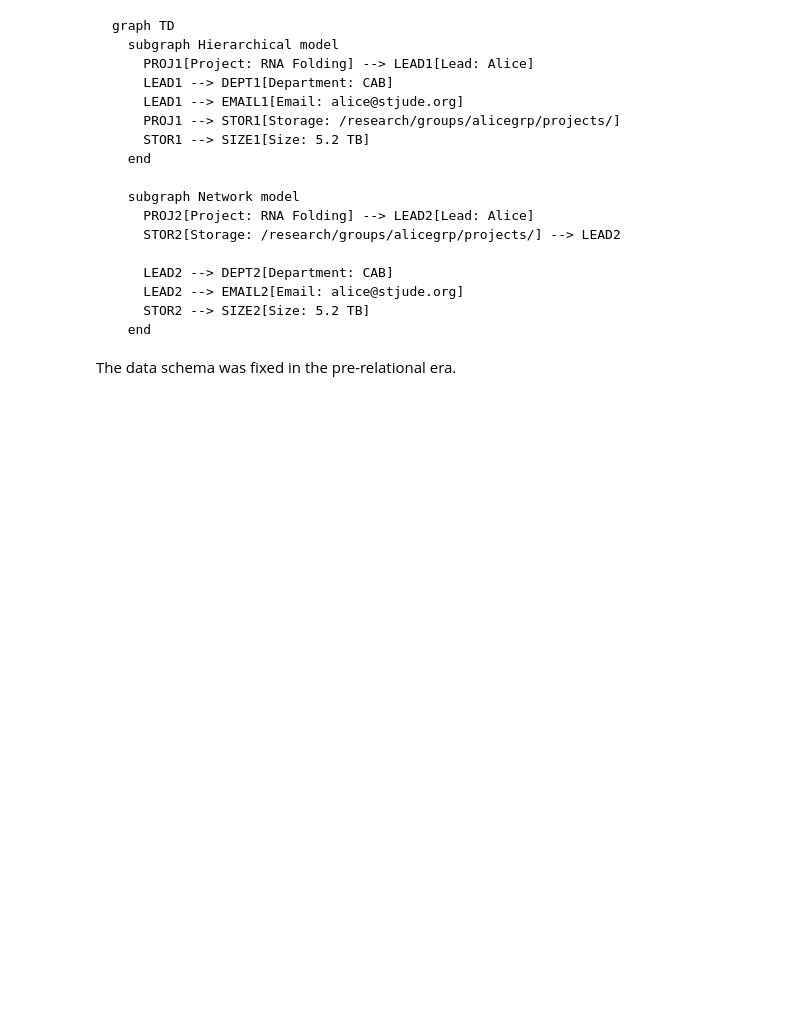
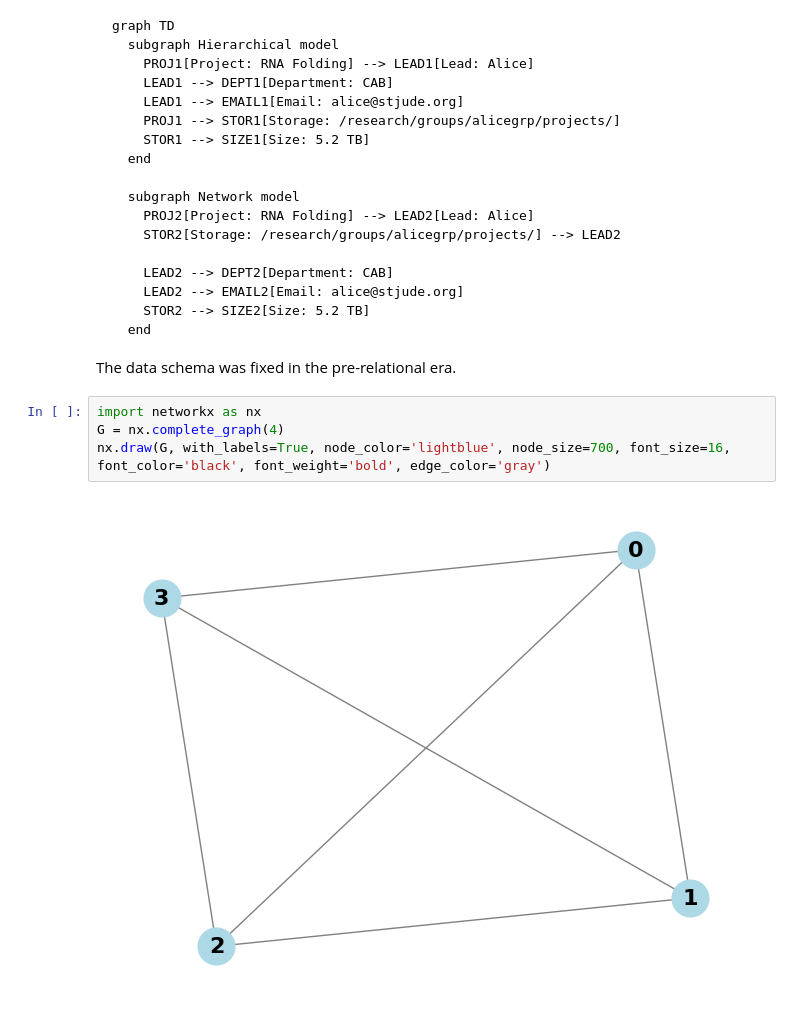
Before and after one commit to St-Jude-MS-ABDS/workshop-NoSQL, a Jupyter notebook: 1-nosql-concept/workbook.ipynb, the cells around one changed output. Cells and saved outputs as stored; diff of their text form; blank space fills up the shorter version.

````diff
--- a/1-nosql-concept/workbook.ipynb
+++ b/1-nosql-concept/workbook.ipynb
@@ -75,3 +75,9 @@ graph TD
 ```
 
 The data schema was fixed in the pre-relational era.
+# %%
+import networkx as nx
+G = nx.complete_graph(4)
+nx.draw(G, with_labels=True, node_color='lightblue', node_size=700, font_size=16, font_color='black', font_weight='bold', edge_color='gray')
+# %% [output]
+[figure, added]
````
Also changed, not shown: 5 other files.
